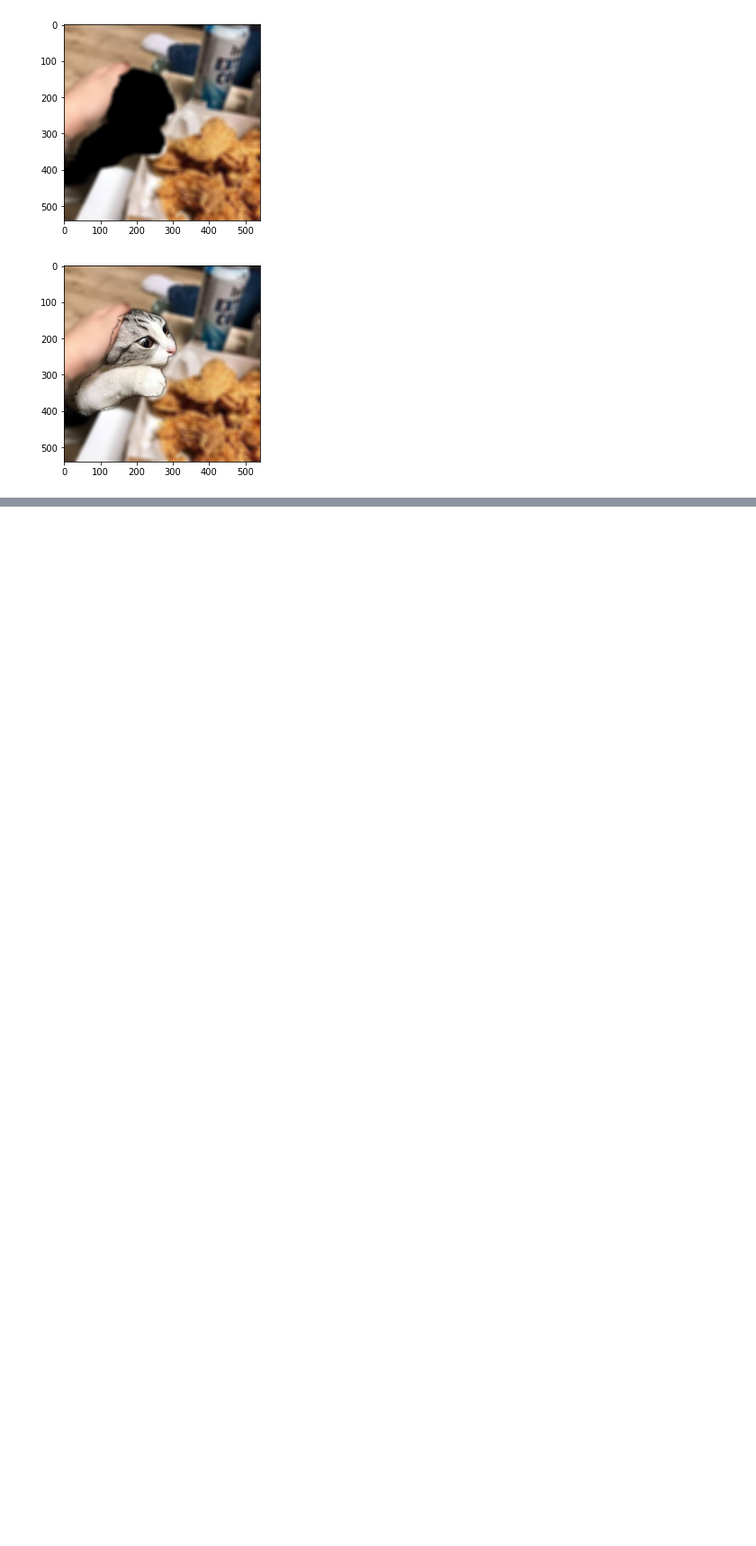
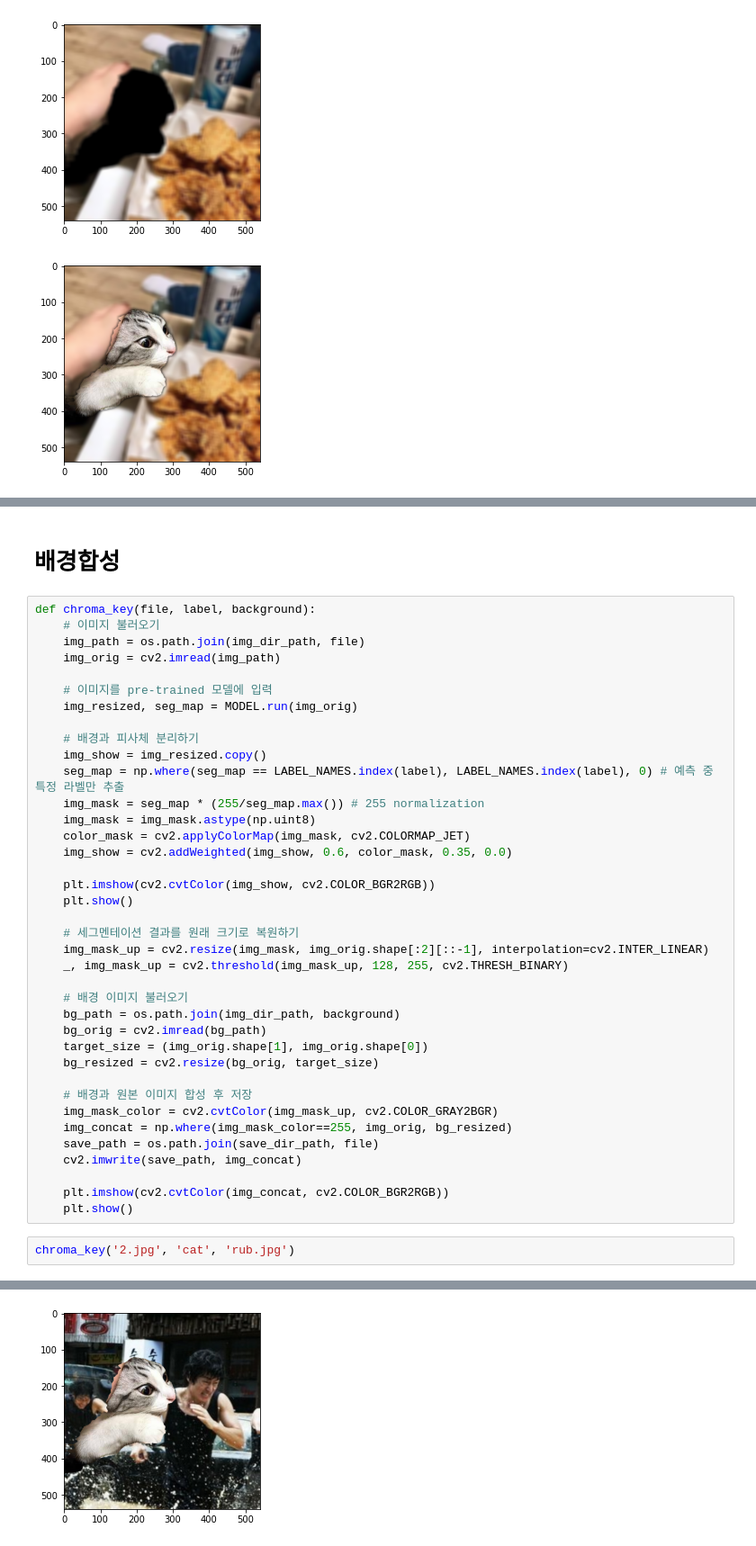
Before and after one commit to fmfmsd/Chamchee, a Jupyter notebook: Exploration/Ex9/Exploration9+a.ipynb, the cells around one changed output, grey strips where cells are left out. Shown at 90% size. Drawn from its saved outputs; the diff is of its cells as text; blank space fills up the shorter version.

```diff
--- a/Exploration/Ex9/Exploration9+a.ipynb
+++ b/Exploration/Ex9/Exploration9+a.ipynb
@@ -161,0 +169,43 @@ blur_background('2.jpg', 'cat')
+# %% [markdown]
+# 배경합성
+# %%
+def chroma_key(file, label, background):
+    # 이미지 불러오기
+    img_path = os.path.join(img_dir_path, file)
+    img_orig = cv2.imread(img_path)
+
+    # 이미지를 pre-trained 모델에 입력
+    img_resized, seg_map = MODEL.run(img_orig)
+
+    # 배경과 피사체 분리하기
+    img_show = img_resized.copy()
+    seg_map = np.where(seg_map == LABEL_NAMES.index(label), LABEL_NAMES.index(label), 0) # 예측 중 특정 라벨만 추출
+    img_mask = seg_map * (255/seg_map.max()) # 255 normalization
+    img_mask = img_mask.astype(np.uint8)
+    color_mask = cv2.applyColorMap(img_mask, cv2.COLORMAP_JET)
+    img_show = cv2.addWeighted(img_show, 0.6, color_mask, 0.35, 0.0)
+
+    plt.imshow(cv2.cvtColor(img_show, cv2.COLOR_BGR2RGB))
+    plt.show()
+
+    # 세그멘테이션 결과를 원래 크기로 복원하기
+    img_mask_up = cv2.resize(img_mask, img_orig.shape[:2][::-1], interpolation=cv2.INTER_LINEAR)
+    _, img_mask_up = cv2.threshold(img_mask_up, 128, 255, cv2.THRESH_BINARY)
+
+    # 배경 이미지 불러오기
+    bg_path = os.path.join(img_dir_path, background)
+    bg_orig = cv2.imread(bg_path)
+    target_size = (img_orig.shape[1], img_orig.shape[0])
+    bg_resized = cv2.resize(bg_orig, target_size)
+
+    # 배경과 원본 이미지 합성 후 저장
+    img_mask_color = cv2.cvtColor(img_mask_up, cv2.COLOR_GRAY2BGR)
+    img_concat = np.where(img_mask_color==255, img_orig, bg_resized)
+    save_path = os.path.join(save_dir_path, file)
+    cv2.imwrite(save_path, img_concat)
+
+    plt.imshow(cv2.cvtColor(img_concat, cv2.COLOR_BGR2RGB))
+    plt.show()
+# %%
+chroma_key('2.jpg', 'cat', 'rub.jpg')
+# %% [output]
@@ -161,0 +213 @@ blur_background('2.jpg', 'cat')
+[figure, added]
```
Also changed, not shown: parts of 9 cells of this notebook.
